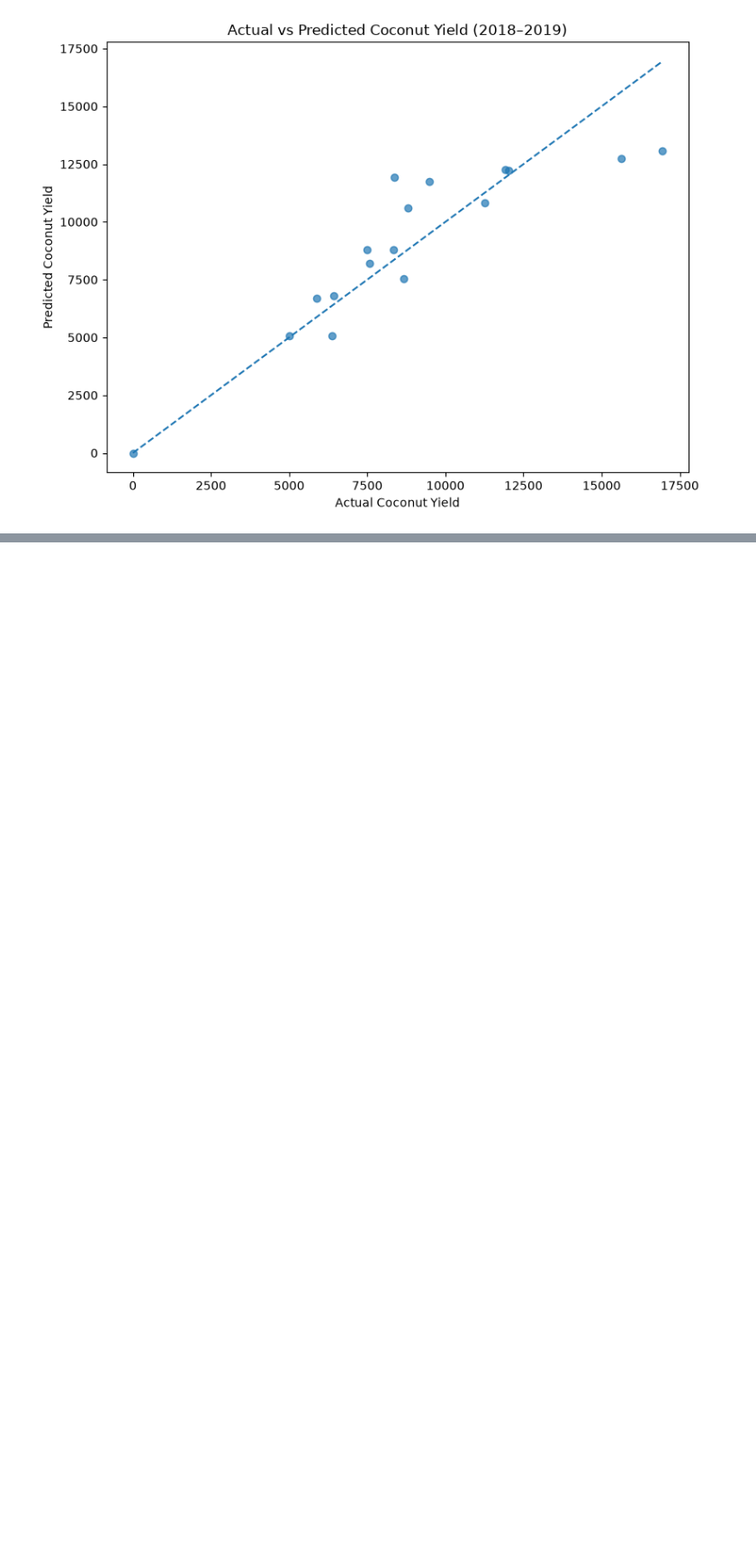
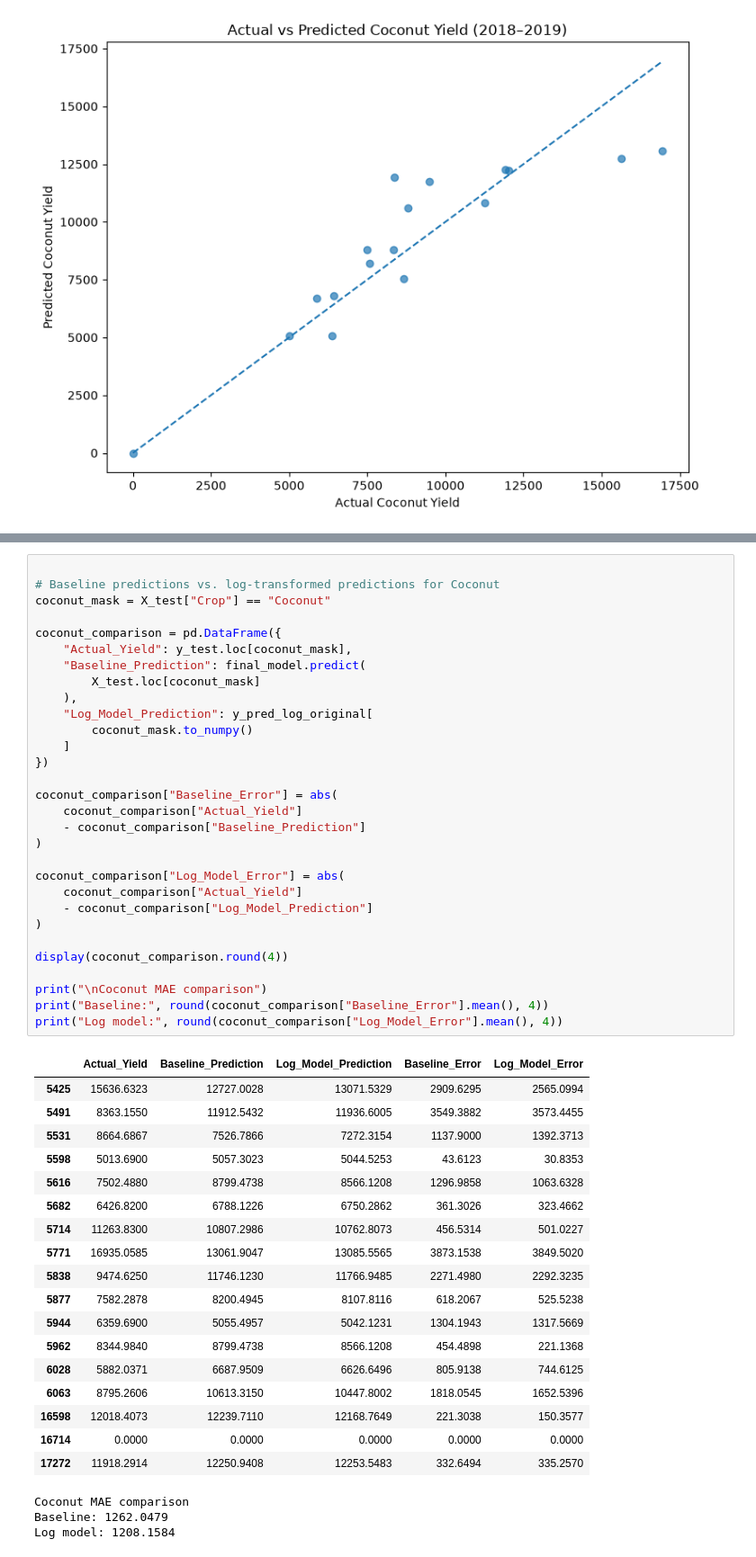
Before and after one commit to rohan24may/Crop-Yield-Analysis, a Jupyter notebook: notebooks/02_data_preprocessing.ipynb, the cells around one changed output, grey strips where cells are left out. Shown at 90% size. Drawn from its saved outputs; the diff is of its cells as text; blank space fills up the shorter version.

Commit message:
Evaluate log-transformed crop yield model

```diff
--- a/notebooks/02_data_preprocessing.ipynb
+++ b/notebooks/02_data_preprocessing.ipynb
@@ -1210,0 +1274,52 @@ plt.show()
+# %%
+
+# Baseline predictions vs. log-transformed predictions for Coconut
+coconut_mask = X_test["Crop"] == "Coconut"
+
+coconut_comparison = pd.DataFrame({
+    "Actual_Yield": y_test.loc[coconut_mask],
+    "Baseline_Prediction": final_model.predict(
+        X_test.loc[coconut_mask]
+    ),
+    "Log_Model_Prediction": y_pred_log_original[
+        coconut_mask.to_numpy()
+    ]
+})
+
+coconut_comparison["Baseline_Error"] = abs(
+    coconut_comparison["Actual_Yield"]
+    - coconut_comparison["Baseline_Prediction"]
+)
+
+coconut_comparison["Log_Model_Error"] = abs(
+    coconut_comparison["Actual_Yield"]
+    - coconut_comparison["Log_Model_Prediction"]
+)
+
+display(coconut_comparison.round(4))
+
+print("\nCoconut MAE comparison")
+print("Baseline:", round(coconut_comparison["Baseline_Error"].mean(), 4))
+print("Log model:", round(coconut_comparison["Log_Model_Error"].mean(), 4))
+# %% [output]
+|  | Actual_Yield | Baseline_Prediction | Log_Model_Prediction | Baseline_Error | Log_Model_Error |
+| 5425 | 15636.6323 | 12727.0028 | 13071.5329 | 2909.6295 | 2565.0994 |
+| 5491 | 8363.1550 | 11912.5432 | 11936.6005 | 3549.3882 | 3573.4455 |
+| 5531 | 8664.6867 | 7526.7866 | 7272.3154 | 1137.9000 | 1392.3713 |
+| 5598 | 5013.6900 | 5057.3023 | 5044.5253 | 43.6123 | 30.8353 |
+| 5616 | 7502.4880 | 8799.4738 | 8566.1208 | 1296.9858 | 1063.6328 |
+| 5682 | 6426.8200 | 6788.1226 | 6750.2862 | 361.3026 | 323.4662 |
+| 5714 | 11263.8300 | 10807.2986 | 10762.8073 | 456.5314 | 501.0227 |
+| 5771 | 16935.0585 | 13061.9047 | 13085.5565 | 3873.1538 | 3849.5020 |
+| 5838 | 9474.6250 | 11746.1230 | 11766.9485 | 2271.4980 | 2292.3235 |
+| 5877 | 7582.2878 | 8200.4945 | 8107.8116 | 618.2067 | 525.5238 |
+| 5944 | 6359.6900 | 5055.4957 | 5042.1231 | 1304.1943 | 1317.5669 |
+| 5962 | 8344.9840 | 8799.4738 | 8566.1208 | 454.4898 | 221.1368 |
+| 6028 | 5882.0371 | 6687.9509 | 6626.6496 | 805.9138 | 744.6125 |
+| 6063 | 8795.2606 | 10613.3150 | 10447.8002 | 1818.0545 | 1652.5396 |
+| 16598 | 12018.4073 | 12239.7110 | 12168.7649 | 221.3038 | 150.3577 |
+| 16714 | 0.0000 | 0.0000 | 0.0000 | 0.0000 | 0.0000 |
+| 17272 | 11918.2914 | 12250.9408 | 12253.5483 | 332.6494 | 335.2570 |
+Coconut MAE comparison
+Baseline: 1262.0479
+Log model: 1208.1584
```
Also changed, not shown: parts of 5 cells of this notebook, 1 other file.
